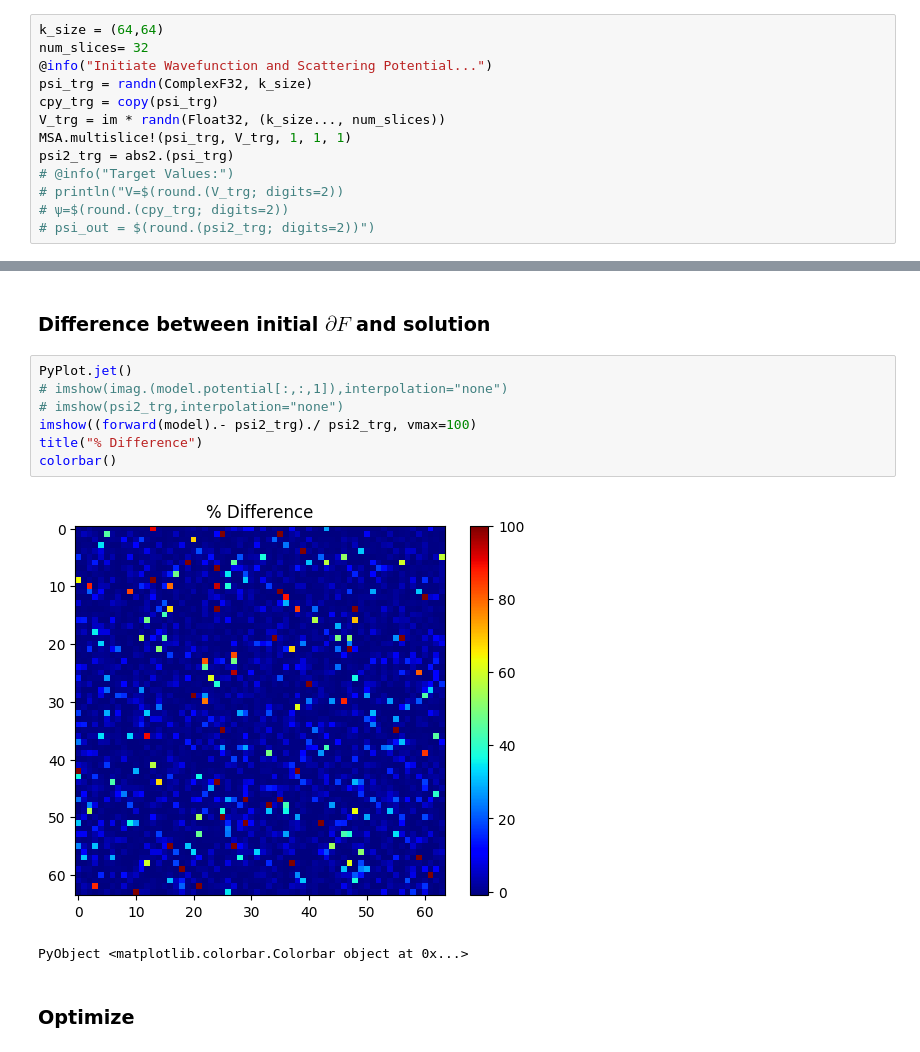
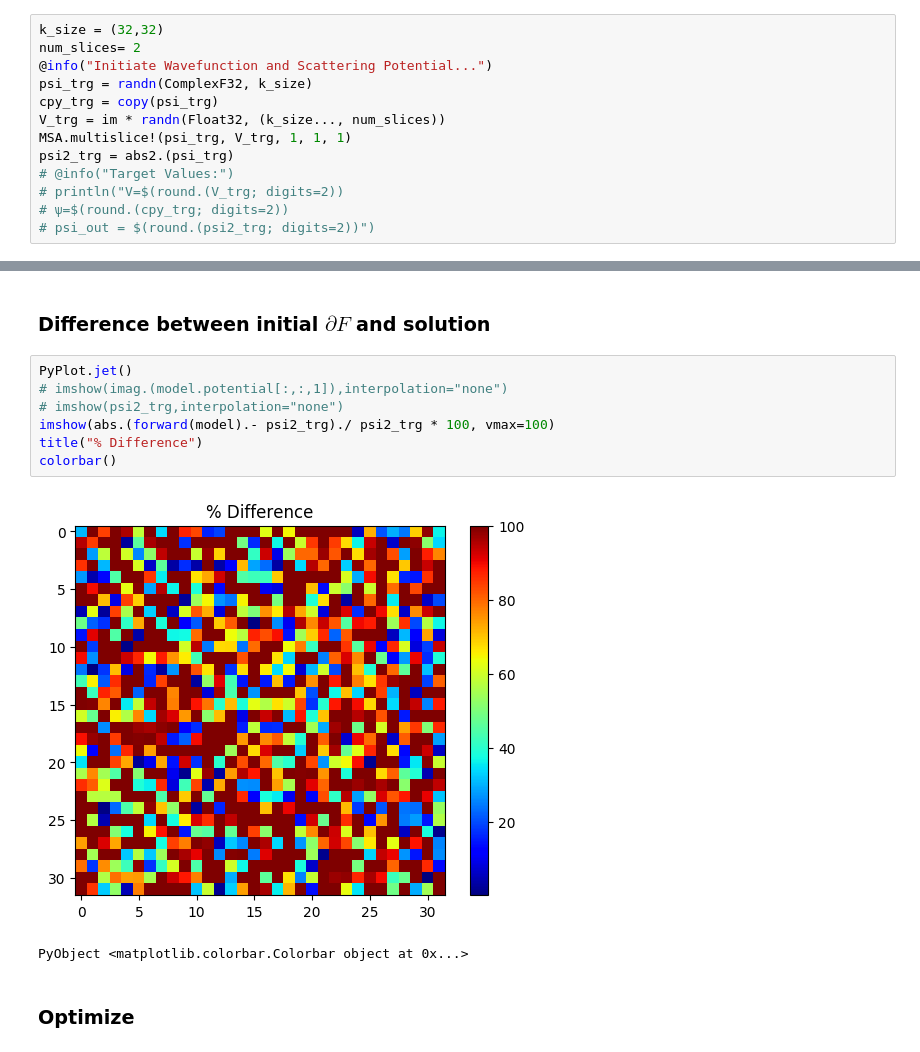
Before and after one commit to nlaanait/DiffPsi, a Jupyter notebook: DiffForwardMSA.ipynb, the cells around one changed output, grey strips where cells are left out. Saved outputs shown, nothing was run; the diff lists cells and outputs as text.

```diff
--- a/DiffForwardMSA.ipynb
+++ b/DiffForwardMSA.ipynb
@@ -101,8 +101,8 @@ sgd_update! (generic function with 2 methods)
 # %% [markdown]
 #### Generate Solution
 # %%
-k_size = (64,64)
-num_slices= 32
+k_size = (32,32)
+num_slices= 2
 @info("Initiate Wavefunction and Scattering Potential...")
 psi_trg = randn(ComplexF32, k_size)
 cpy_trg = copy(psi_trg)
@@ -199,12 +187,12 @@ Complex{Float32}[0.0f0 + 0.0f0im 0.0f0 + 0.0f0im … 0.0f0 + 0.0f0im 0.0f0 + 0.0
 # %%
 PyPlot.jet()
 # imshow(imag.(model.potential[:,:,1]),interpolation="none")
 # imshow(psi2_trg,interpolation="none")
-imshow((forward(model).- psi2_trg)./ psi2_trg, vmax=100)
+imshow(abs.(forward(model).- psi2_trg)./ psi2_trg * 100, vmax=100)
 title("% Difference")
 colorbar()
 # %% [output]
-[figure, old version]
+[figure, new version]
 PyObject <matplotlib.colorbar.Colorbar object at 0x...>
 # %% [markdown]
 ### Optimize
```
Also changed, not shown: parts of 8 cells of this notebook, 1 other file.
